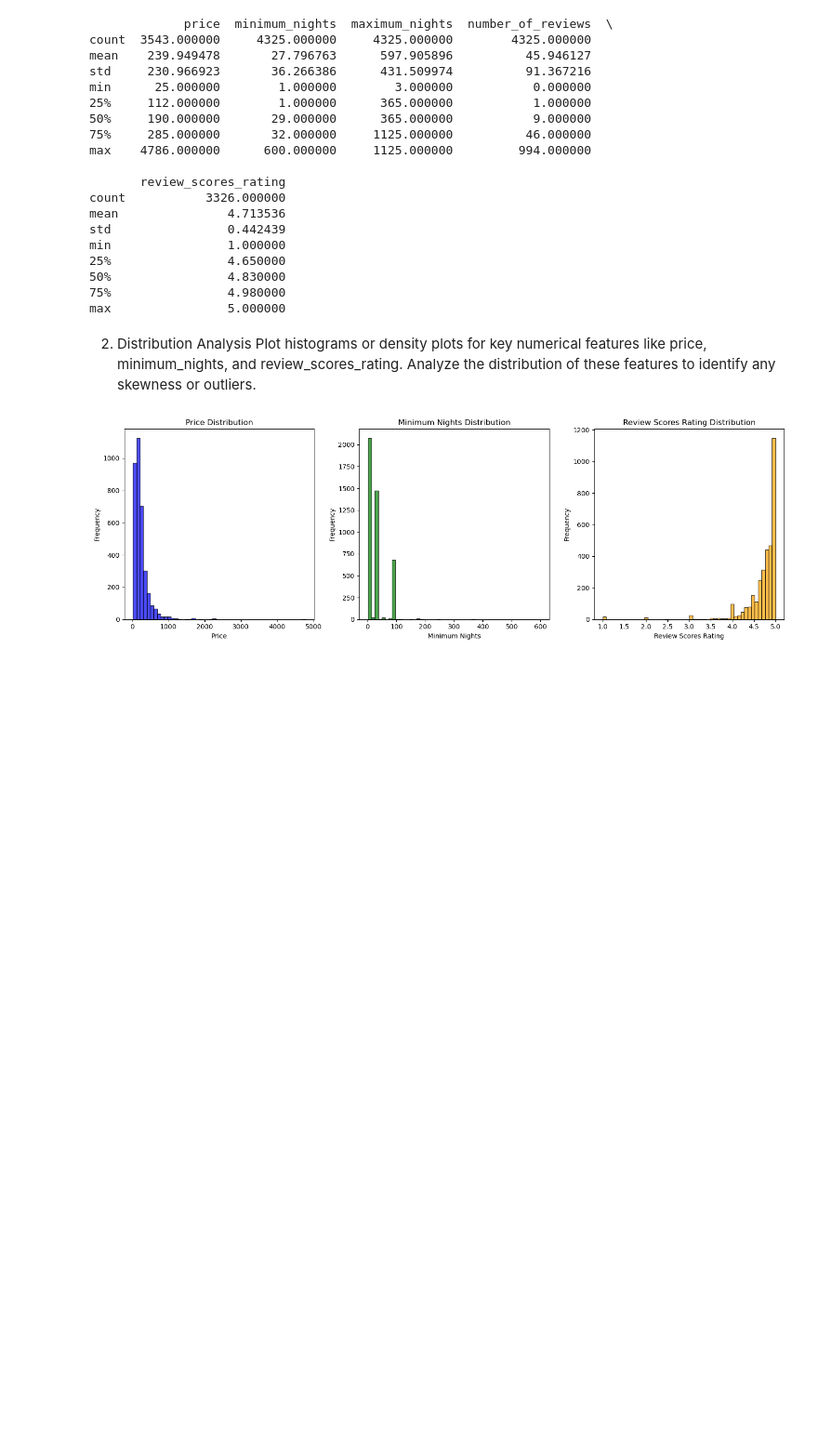
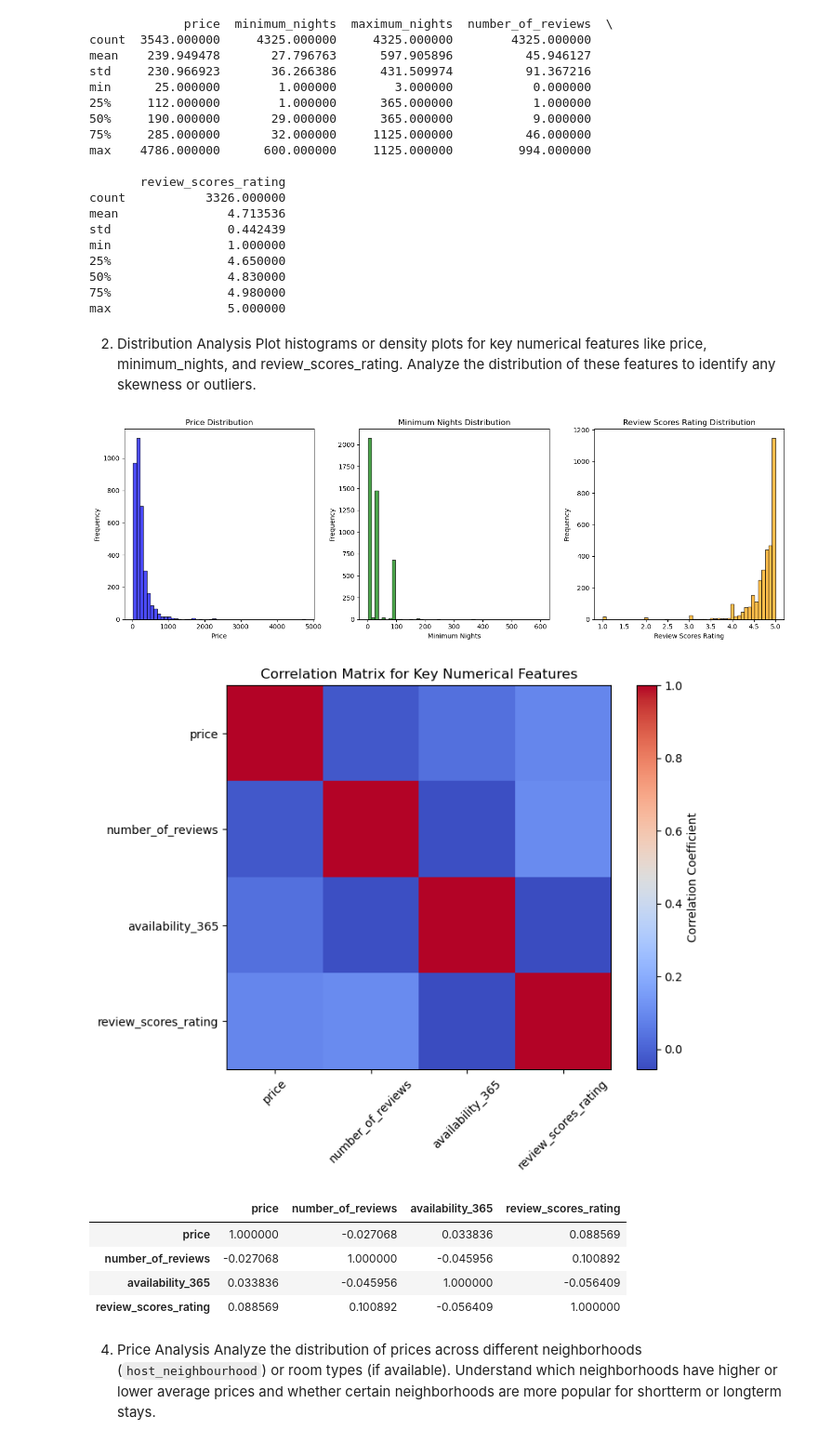
Before and after one commit to venkapk/machine-learning-assignment1, a Jupyter notebook: EDA.ipynb, the cells around one changed output. Shown at 93% size. Drawn from its saved outputs; the diff is of its cells as text; code cells hidden in the pictures; blank space fills up the shorter version.

```diff
--- a/EDA.ipynb
+++ b/EDA.ipynb
@@ -79,3 +79,38 @@ plt.tight_layout()
 plt.show()
 # %% [output]
 [figure]
+# %%
+
+# Convert 'price' to numerical by removing any non-numeric characters like '$' and ',' and then converting to float
+data['price'] = data['price'].replace('[\$,]', '', regex=True).astype(float)
+
+# Selecting the relevant columns for correlation analysis
+correlation_columns = ['price', 'number_of_reviews', 'availability_365', 'review_scores_rating']
+
+# Creating the correlation matrix
+correlation_matrix = data[correlation_columns].corr()
+
+# Plotting the correlation matrix using a heatmap
+plt.figure(figsize=(8, 6))
+plt.imshow(correlation_matrix, cmap='coolwarm', interpolation='none')
+plt.colorbar(label='Correlation Coefficient')
+plt.xticks(range(len(correlation_columns)), correlation_columns, rotation=45)
+plt.yticks(range(len(correlation_columns)), correlation_columns)
+plt.title('Correlation Matrix for Key Numerical Features')
+plt.show()
+
+# Displaying the correlation matrix
+correlation_matrix
+# %% [output]
+[figure, added]
+|  | price | number_of_reviews | availability_365 | review_scores_rating |
+| price | 1.000000 | -0.027068 | 0.033836 | 0.088569 |
+| number_of_reviews | -0.027068 | 1.000000 | -0.045956 | 0.100892 |
+| availability_365 | 0.033836 | -0.045956 | 1.000000 | -0.056409 |
+| review_scores_rating | 0.088569 | 0.100892 | -0.056409 | 1.000000 |
+# %% [markdown]
+4. Price Analysis
+Analyze the distribution of prices across different neighborhoods
+(`host_neighbourhood`) or room types (if available). Understand which
+neighborhoods have higher or lower average prices and whether certain
+neighborhoods are more popular for shortterm or longterm stays.
```
Also changed, not shown: parts of 1 cell of this notebook.
